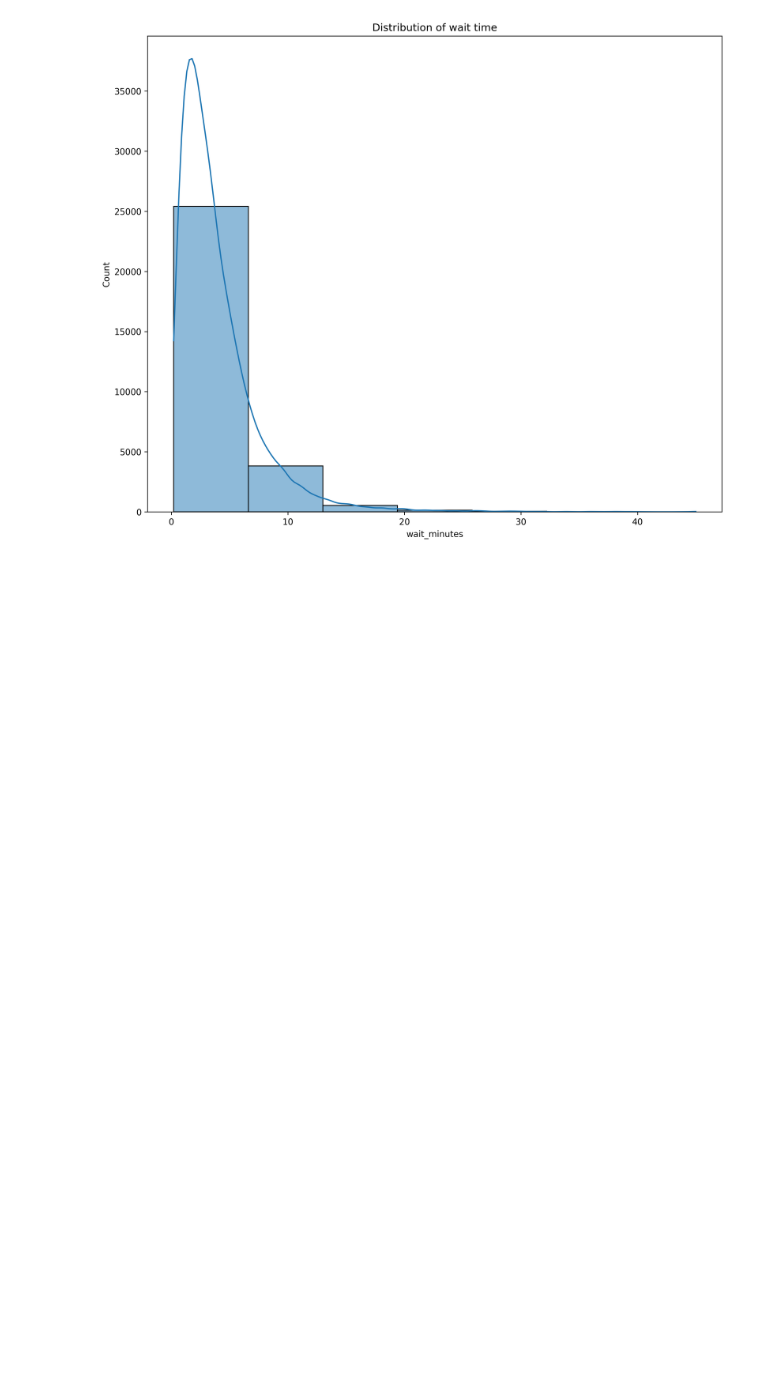
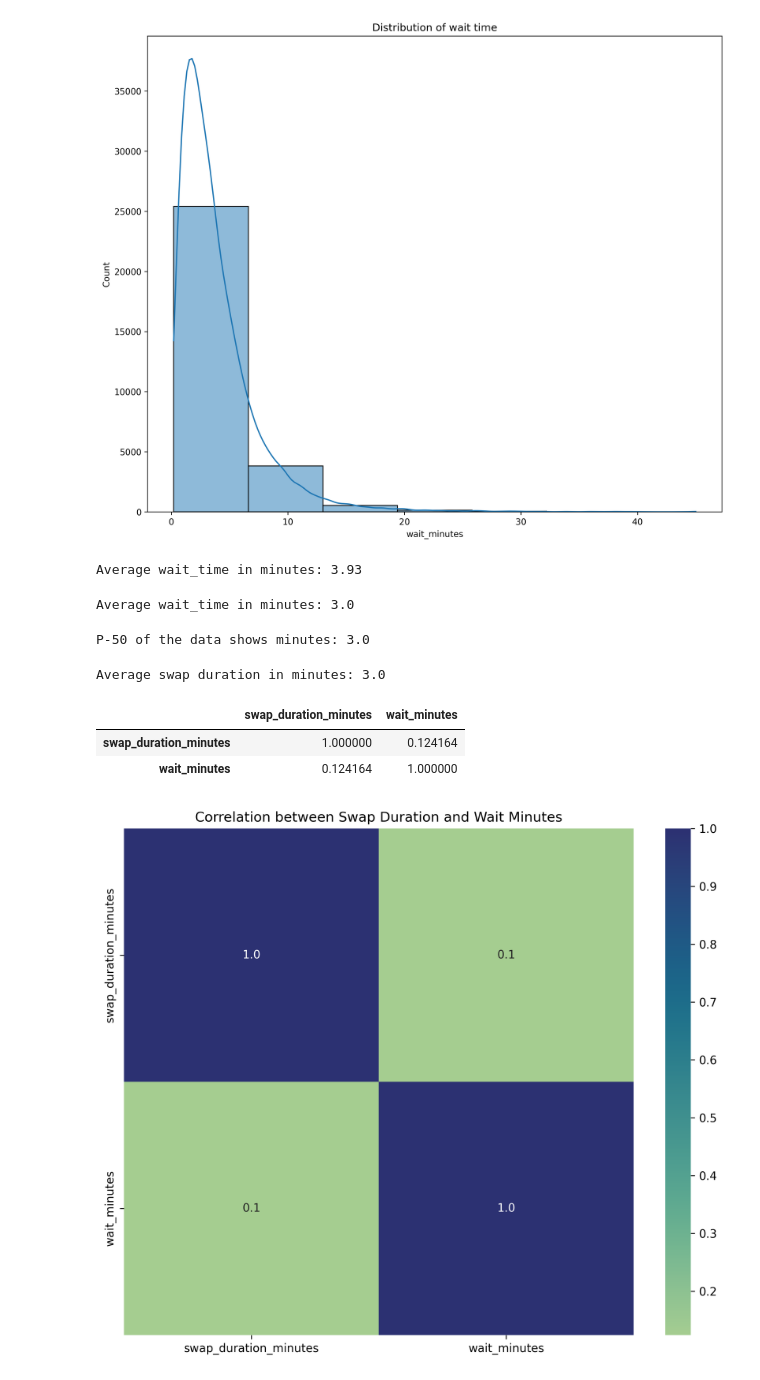
Before and after one commit to manafosman-dev/ev_swap_network_bi, a Jupyter notebook: notebooks/analytics.ipynb, the cells around one changed output. Drawn from its saved outputs; the diff is of its cells as text; code cells hidden in the pictures; blank space fills up the shorter version.

```diff
--- a/notebooks/analytics.ipynb
+++ b/notebooks/analytics.ipynb
@@ -136,4 +136,37 @@ plt.show()
 # %%
 #   Average wait time
 avg_wait_time = transactions_df["wait_minutes"].mean()
-print("")
+print("Average wait_time in minutes:",round(avg_wait_time,2))
+# %% [output]
+Average wait_time in minutes: 3.93
+# %%
+avg_wait_time = transactions_df["wait_minutes"].median()
+print("Average wait_time in minutes:",round(avg_wait_time,2))
+# %% [output]
+Average wait_time in minutes: 3.0
+# %%
+p50 = transactions_df["wait_minutes"].quantile(0.50)
+print(f"P-50 of the data shows minutes: {p50}")
+# %% [output]
+P-50 of the data shows minutes: 3.0
+# %%
+#Average swap duration
+avg_swap_duration = transactions_df["swap_duration_minutes"].mean
+print(f"Average swap duration in minutes: {avg_wait_time}")
+# %% [output]
+Average swap duration in minutes: 3.0
+# %%
+corr = transactions_df[["swap_duration_minutes","wait_minutes"]].corr()
+# %%
+corr
+# %% [output]
+|  | swap_duration_minutes | wait_minutes |
+| swap_duration_minutes | 1.000000 | 0.124164 |
+| wait_minutes | 0.124164 | 1.000000 |
+# %%
+plt.figure(figsize=(10,8),dpi=300)
+sns.heatmap(data=corr,cmap="crest",annot=True,fmt=".1f")
+plt.title("Correlation between Swap Duration and Wait Minutes")
+plt.show()
+# %% [output]
+[figure, added]
```
Also changed, not shown: parts of 12 cells of this notebook.
